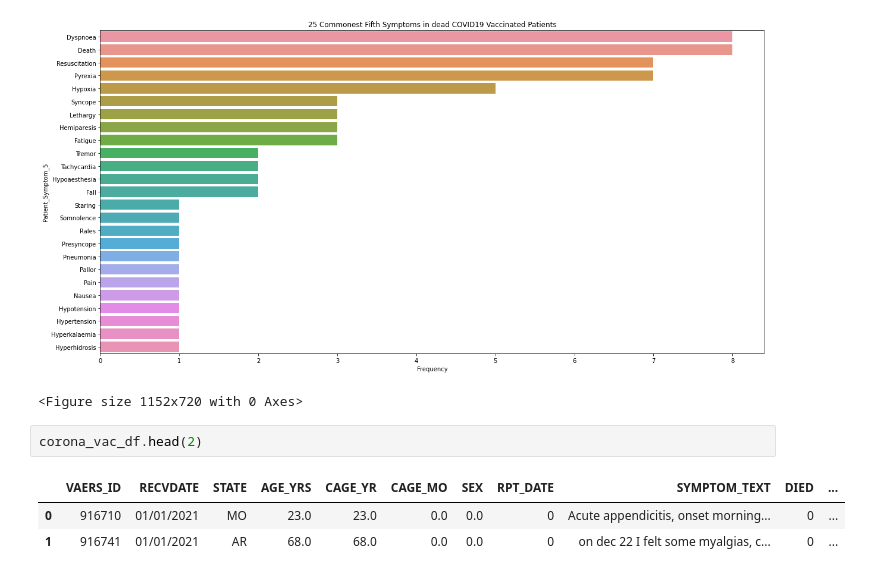
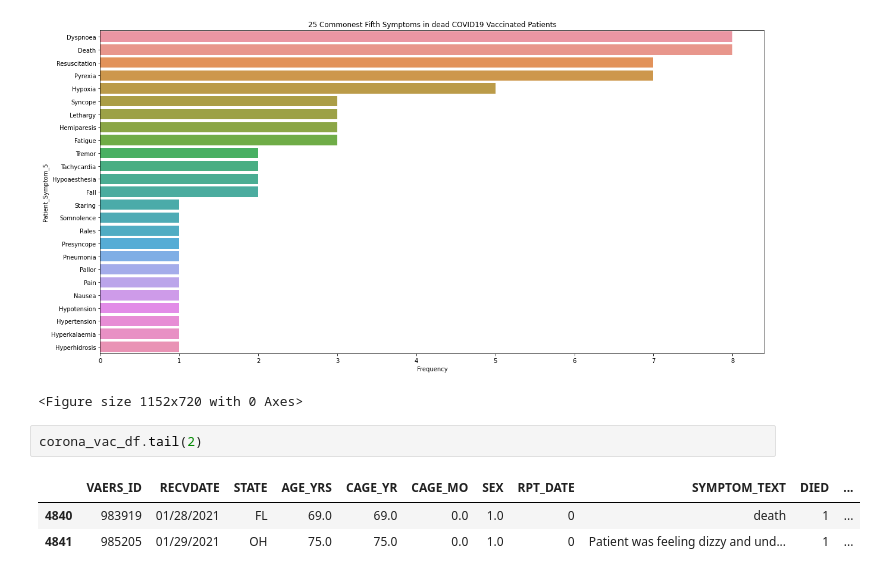
Before and after one commit to invest41/Studying_Reactions_to_Vaccines, a Jupyter notebook: Studying_Reactions_To_VACCINES.ipynb, the cells around one changed output. Saved outputs shown, nothing was run; the diff lists cells and outputs as text.

```diff
--- a/Studying_Reactions_To_VACCINES.ipynb
+++ b/Studying_Reactions_To_VACCINES.ipynb
@@ -487,8 +499,8 @@ plt.savefig(f'commonest_{nam.lower()}_symptoms{nb}.png')
 [figure]
 <Figure size 1152x720 with 0 Axes>
 # %%
-corona_vac_df.head(2)
+corona_vac_df.tail(2)
 # %% [output]
 |  | VAERS_ID | RECVDATE | STATE | AGE_YRS | CAGE_YR | CAGE_MO | SEX | RPT_DATE | SYMPTOM_TEXT | DIED | ... |
-| 0 | 916710 | 01/01/2021 | MO | 23.0 | 23.0 | 0.0 | 0.0 | 0 | Acute appendicitis, onset morning... | 0 | ... |
-| 1 | 916741 | 01/01/2021 | AR | 68.0 | 68.0 | 0.0 | 0.0 | 0 | on dec 22 I felt some myalgias, c... | 0 | ... |
+| 4840 | 983919 | 01/28/2021 | FL | 69.0 | 69.0 | 0.0 | 1.0 | 0 | death | 1 | ... |
+| 4841 | 985205 | 01/29/2021 | OH | 75.0 | 75.0 | 0.0 | 1.0 | 0 | Patient was feeling dizzy and und... | 1 | ... |
```
Also changed, not shown: parts of 20 cells of this notebook.
